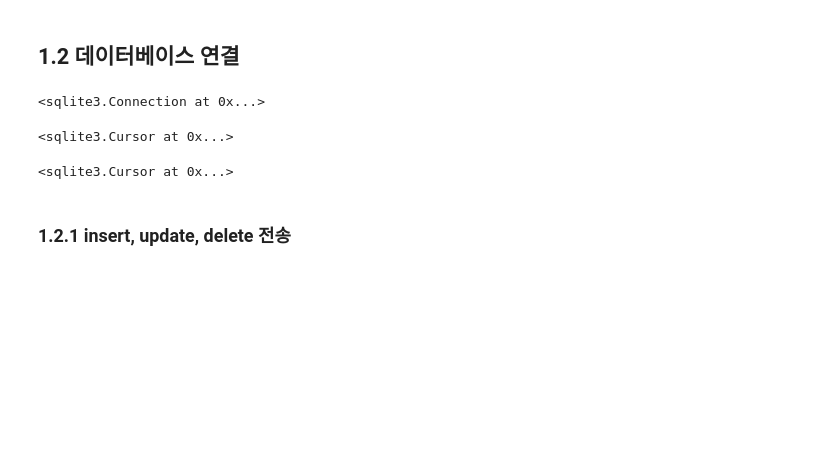
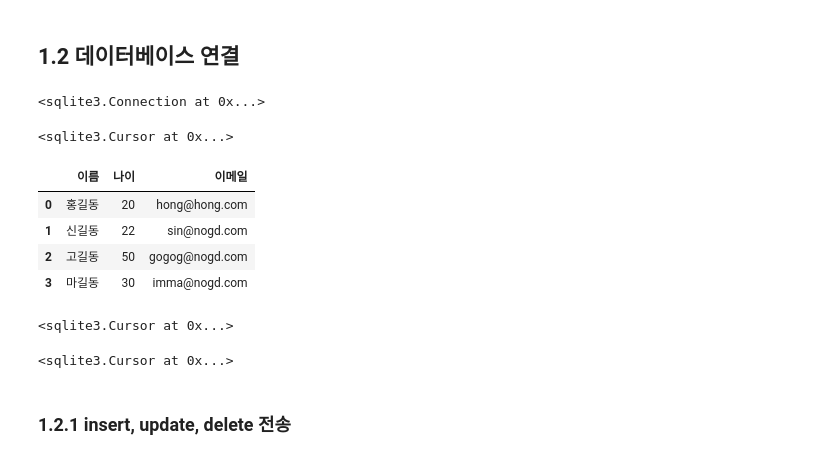
Before and after one commit to jsa3338/AI-X, a Jupyter notebook: source/01_python/ch15_데이터베이스연동.ipynb, the cells around one changed output. Cells and saved outputs as stored; diff of their text form; code cells hidden in the pictures; blank space fills up the shorter version.

```diff
--- a/source/01_python/ch15_데이터베이스연동.ipynb
+++ b/source/01_python/ch15_데이터베이스연동.ipynb
@@ -49,6 +49,22 @@ cursor = conn.cursor()
 cursor
 # %% [output]
 <sqlite3.Cursor at 0x...>
+# %%
+cursor.execute('SELECT * FROM MEMBER')
+df = pd.DataFrame(cursor.fetchall(), columns=['이름', '나이', '이메일'])
+df
+# %% [output]
+|  | 이름 | 나이 | 이메일 |
+| 0 | 홍길동 | 20 | hong@hong.com |
+| 1 | 신길동 | 22 | sin@nogd.com |
+| 2 | 고길동 | 50 | gogog@nogd.com |
+| 3 | 마길동 | 30 | imma@nogd.com |
+# %%
+cursor.execute('''
+    DROP TABLE MEMBER
+''')
+# %% [output]
+<sqlite3.Cursor at 0x...>
 # %%
 cursor.execute('''
     CREATE TABLE MEMBER(
```
Also changed, not shown: parts of 8 cells of this notebook, 14 other files.
